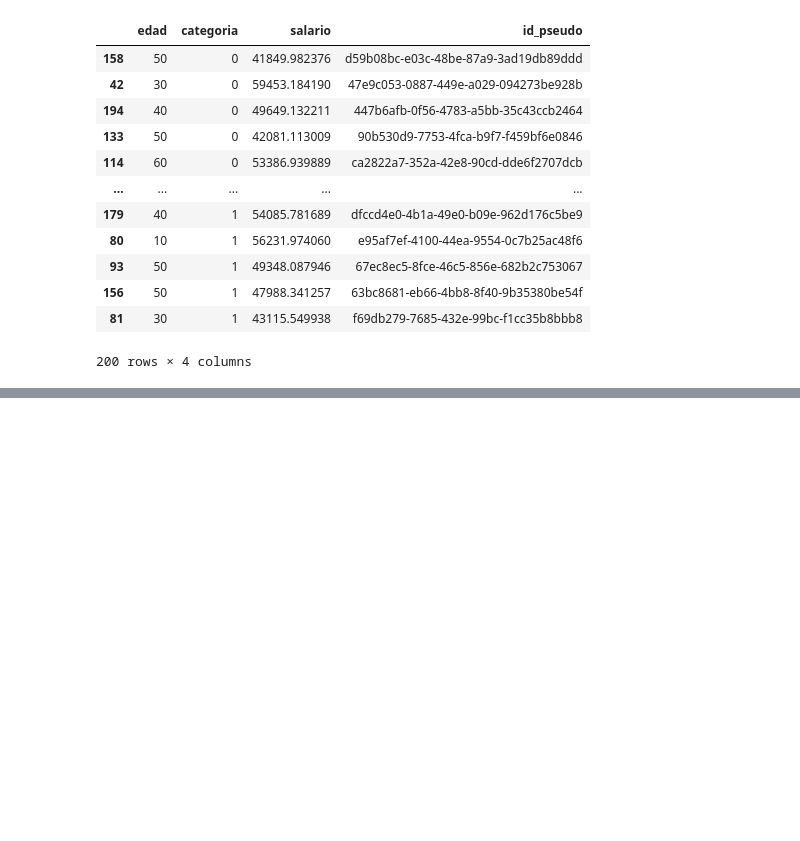
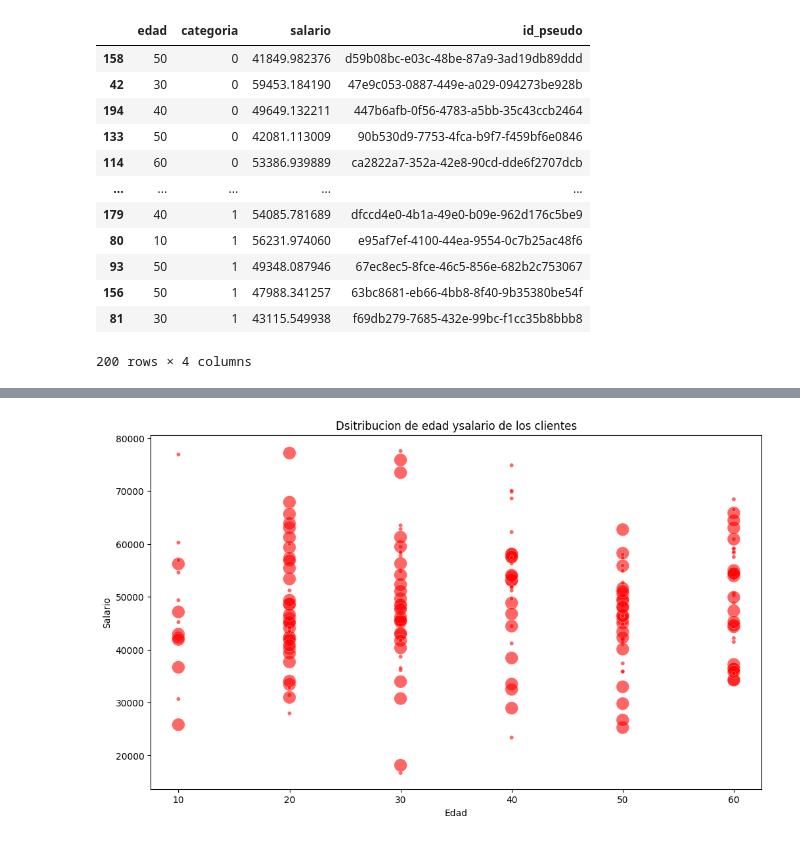
Before and after one commit to JesusMirandaEspino/practicasmachinelearning, a Jupyter notebook: sesgospractica.ipynb, the cells around one changed output, grey strips where cells are left out. Cells and saved outputs as stored; diff of their text form; code cells hidden in the pictures; blank space fills up the shorter version.

```diff
--- a/sesgospractica.ipynb
+++ b/sesgospractica.ipynb
@@ -173,0 +176,7 @@ ax.set( title='Dsitribucion de edad de los clientes', xlabel='Edad', ylabel='Fre
+# %%
+plt.figure(figsize=(12,7))
+sizes = df['categoria'].replace( { 0:50, 1:100 } )
+scatter = sns.scatterplot( x='edad', y='salario',  size=sizes, legend=False, sizes=(20,200), data=df, color='red', alpha=0.6 )
+scatter.set( title='Dsitribucion de edad ysalario de los clientes', xlabel='Edad', ylabel='Salario' );
+# %% [output]
+[figure, added]
```
Also changed, not shown: parts of 2 cells of this notebook.
